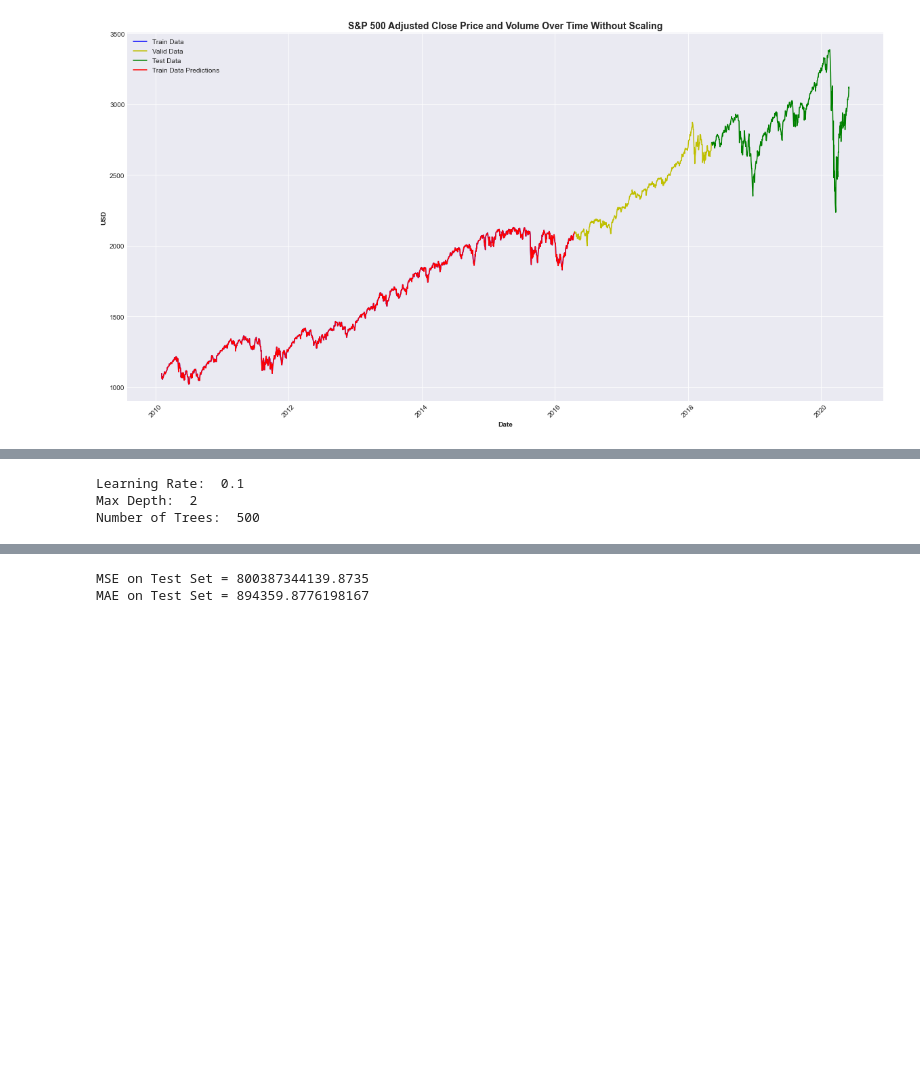
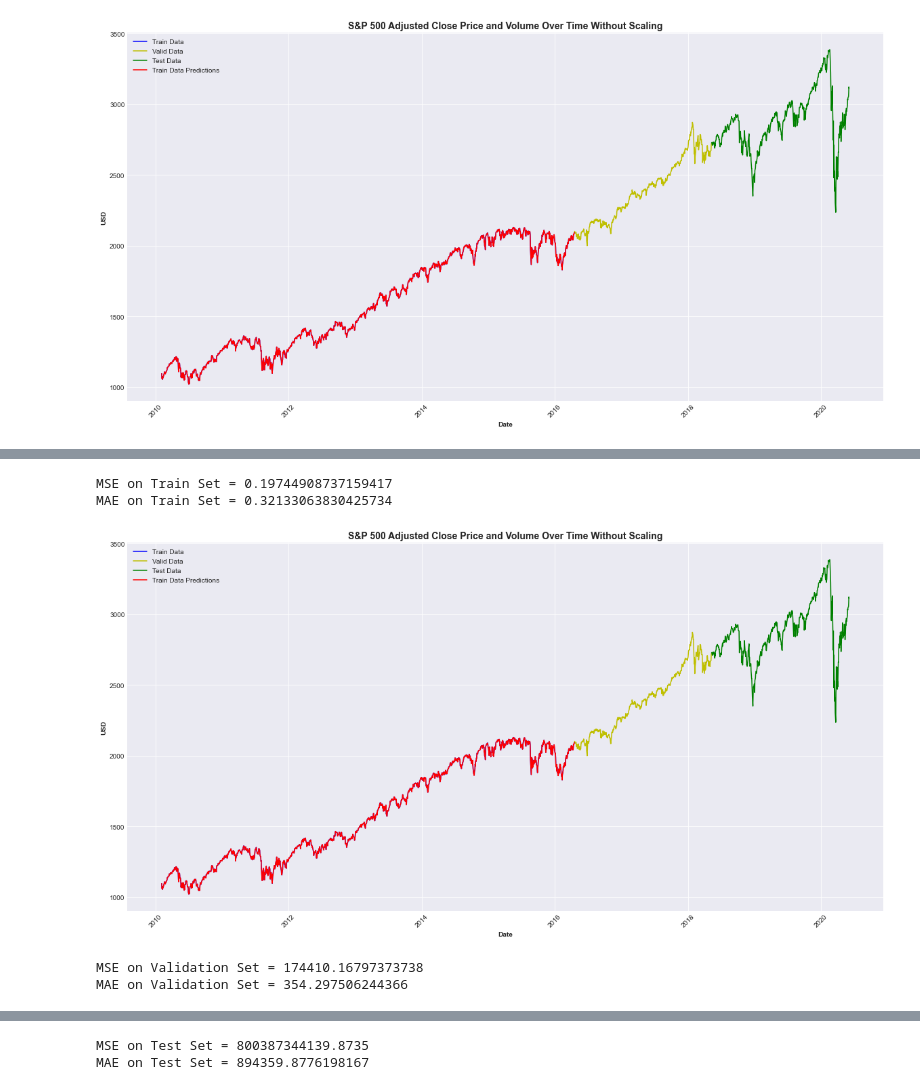
Before and after one commit to aakula7/Deep-Learning-Trading-Algorithm, a Jupyter notebook: (AUTO) XGBoost Predicting S&P 500 Index.ipynb, the cells around one changed output, grey strips where cells are left out. Cells and saved outputs as stored; diff of their text form; code cells hidden in the pictures; blank space fills up the shorter version.

```diff
--- a/(AUTO) XGBoost Predicting S&P 500 Index.ipynb
+++ b/(AUTO) XGBoost Predicting S&P 500 Index.ipynb
@@ -404,21 +404,49 @@ plt.show()
-# %%
-# Create parameter grid
-parameters = {"learning_rate": [0.1, 0.01, 0.001],
-               "max_depth": [2, 4, 7, 10],
-               "n_estimators": [100, 250, 500]}
-
-
-# Create RandomizedSearchCV Object
-xgb_rscv = GridSearchCV(XGBRegressor(), param_grid = parameters)
-
-# Fit the model
-model_xgboost = xgb_rscv.fit(X_valid_scaled, y_valid)
-
-# Model best estimators
-print("Learning Rate: ", model_xgboost.best_estimator_.get_params()["learning_rate"])
-print("Max Depth: ", model_xgboost.best_estimator_.get_params()["max_depth"])
-print("Number of Trees: ", model_xgboost.best_estimator_.get_params()["n_estimators"])
-# %% [output]
-Learning Rate:  0.1
-Max Depth:  2
-Number of Trees:  500
+# %%
+scaler = MinMaxScaler()
+
+X_train_scaled = scaler.fit_transform(X_train)
+X_valid_scaled = scaler.transform(X_valid)
+X_test_scaled = scaler.transform(X_test)
+y_train_scaled = scaler.fit_transform(np.array(y_train).reshape(-1, 1))
+# %%
+model = XGBRegressor()
+
+model.fit(X_train_scaled, y_train_scaled)
+
+predict_train_scaled = model.predict(X_train_scaled)
+predict_train = scaler.inverse_transform(predict_train_scaled.reshape(-1, 1))
+
+print('MSE on Train Set =', mean_squared_error(y_train, predict_train))
+print('MAE on Train Set =', mean_absolute_error(y_train, predict_train))
+# %% [output]
+MSE on Train Set = 0.19744908737159417
+MAE on Train Set = 0.32133063830425734
+# %%
+rcParams['figure.figsize'] = 20, 10
+
+plt.figure()
+
+plt.plot(train['Date'], train['GSPC'], 'b-')
+plt.plot(valid['Date'], valid['GSPC'], 'y-')
+plt.plot(test['Date'], test['GSPC'], 'g-')
+plt.plot(train['Date'], predict_train, 'r-')
+plt.legend(['Train Data', 'Valid Data', 'Test Data', 'Train Data Predictions'])
+plt.ylabel('USD', fontweight = 'bold')
+plt.title('S&P 500 Adjusted Close Price and Volume Over Time Without Scaling', fontsize = 14, fontweight = 'bold')
+plt.grid(True)
+
+plt.xlabel('Date', fontweight = 'bold')
+plt.xticks(rotation = 45)
+
+plt.show()
+# %% [output]
+[figure, added]
+# %%
+predict_valid_scaled = model.predict(X_valid_scaled)
+predict_valid = scaler.inverse_transform(predict_valid_scaled.reshape(-1, 1))
+
+print('MSE on Validation Set =', mean_squared_error(y_valid, predict_valid))
+print('MAE on Validation Set =', mean_absolute_error(y_valid, predict_valid))
+# %% [output]
+MSE on Validation Set = 174410.16797373738
+MAE on Validation Set = 354.297506244366
```
Also changed, not shown: parts of 7 cells of this notebook, 2 other files.
